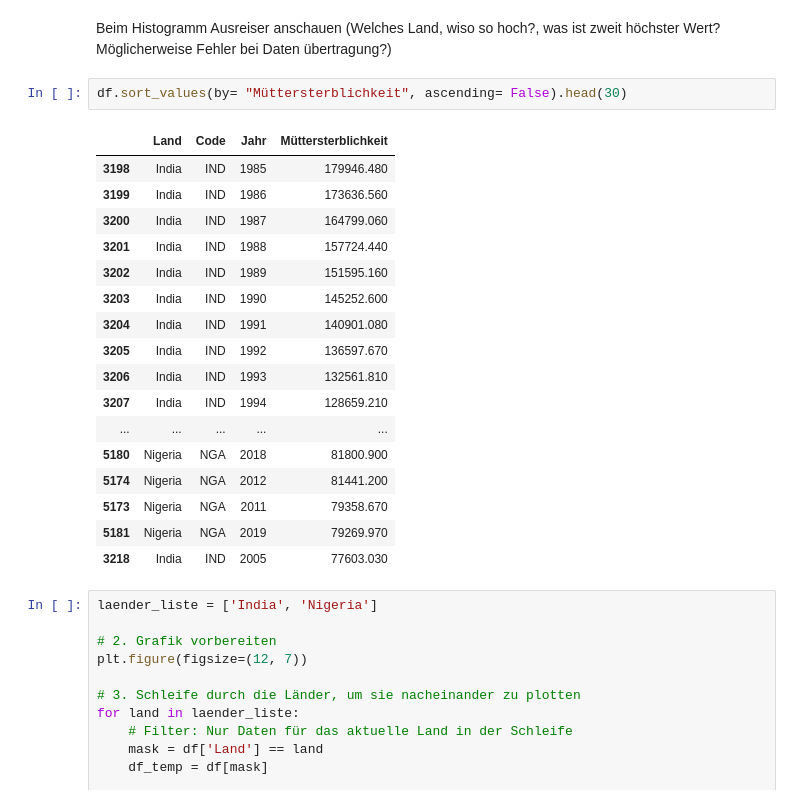
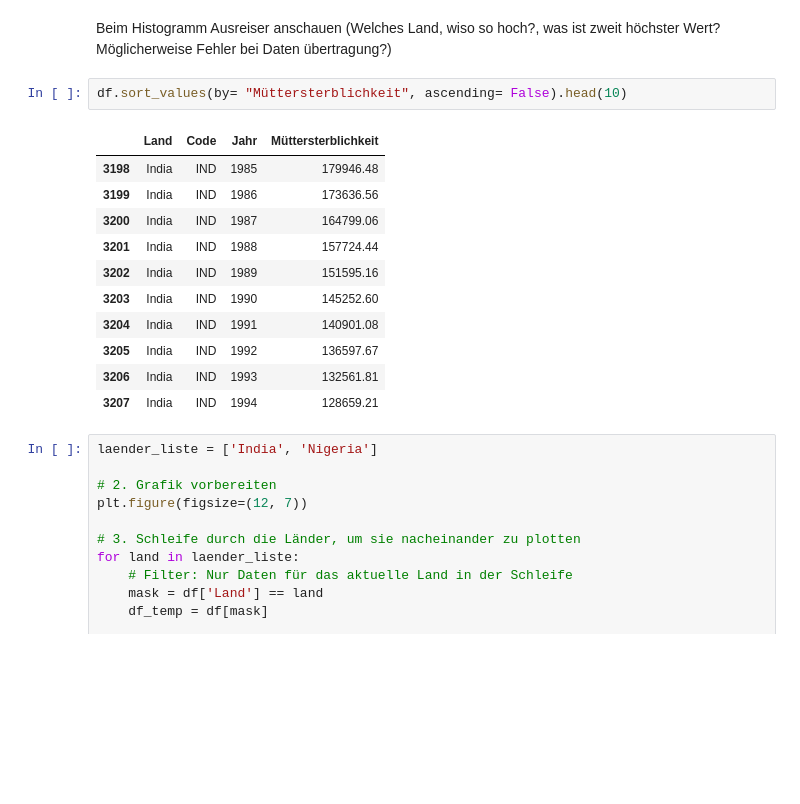
Before and after one commit to Ramona000/Python-LN, a Jupyter notebook: Grundgerüst_Leistungsnachweis.ipynb, the cells around one changed output. Saved outputs shown, nothing was run; the diff lists cells and outputs as text; blank space fills up the shorter version.

```diff
--- a/Grundgerüst_Leistungsnachweis.ipynb
+++ b/Grundgerüst_Leistungsnachweis.ipynb
@@ -234,25 +236,19 @@ Nigeria, Congo, Chad, Kenya, Cote d'Ivoire, Cameroon
 # %% [markdown]
 Beim Histogramm Ausreiser anschauen (Welches Land, wiso so hoch?, was ist zweit höchster Wert? Möglicherweise Fehler bei Daten übertragung?)
 # %%
-df.sort_values(by= "Müttersterblichkeit", ascending= False).head(30)
+df.sort_values(by= "Müttersterblichkeit", ascending= False).head(10)
 # %% [output]
 |  | Land | Code | Jahr | Müttersterblichkeit |
-| 3198 | India | IND | 1985 | 179946.480 |
-| 3199 | India | IND | 1986 | 173636.560 |
-| 3200 | India | IND | 1987 | 164799.060 |
-| 3201 | India | IND | 1988 | 157724.440 |
-| 3202 | India | IND | 1989 | 151595.160 |
-| 3203 | India | IND | 1990 | 145252.600 |
-| 3204 | India | IND | 1991 | 140901.080 |
-| 3205 | India | IND | 1992 | 136597.670 |
-| 3206 | India | IND | 1993 | 132561.810 |
-| 3207 | India | IND | 1994 | 128659.210 |
-| ... | ... | ... | ... | ... |
-| 5180 | Nigeria | NGA | 2018 | 81800.900 |
-| 5174 | Nigeria | NGA | 2012 | 81441.200 |
-| 5173 | Nigeria | NGA | 2011 | 79358.670 |
-| 5181 | Nigeria | NGA | 2019 | 79269.970 |
-| 3218 | India | IND | 2005 | 77603.030 |
+| 3198 | India | IND | 1985 | 179946.48 |
+| 3199 | India | IND | 1986 | 173636.56 |
+| 3200 | India | IND | 1987 | 164799.06 |
+| 3201 | India | IND | 1988 | 157724.44 |
+| 3202 | India | IND | 1989 | 151595.16 |
+| 3203 | India | IND | 1990 | 145252.60 |
+| 3204 | India | IND | 1991 | 140901.08 |
+| 3205 | India | IND | 1992 | 136597.67 |
+| 3206 | India | IND | 1993 | 132561.81 |
+| 3207 | India | IND | 1994 | 128659.21 |
 # %%
 laender_liste = ['India', 'Nigeria']
 
```
Also changed, not shown: parts of 5 cells of this notebook.
